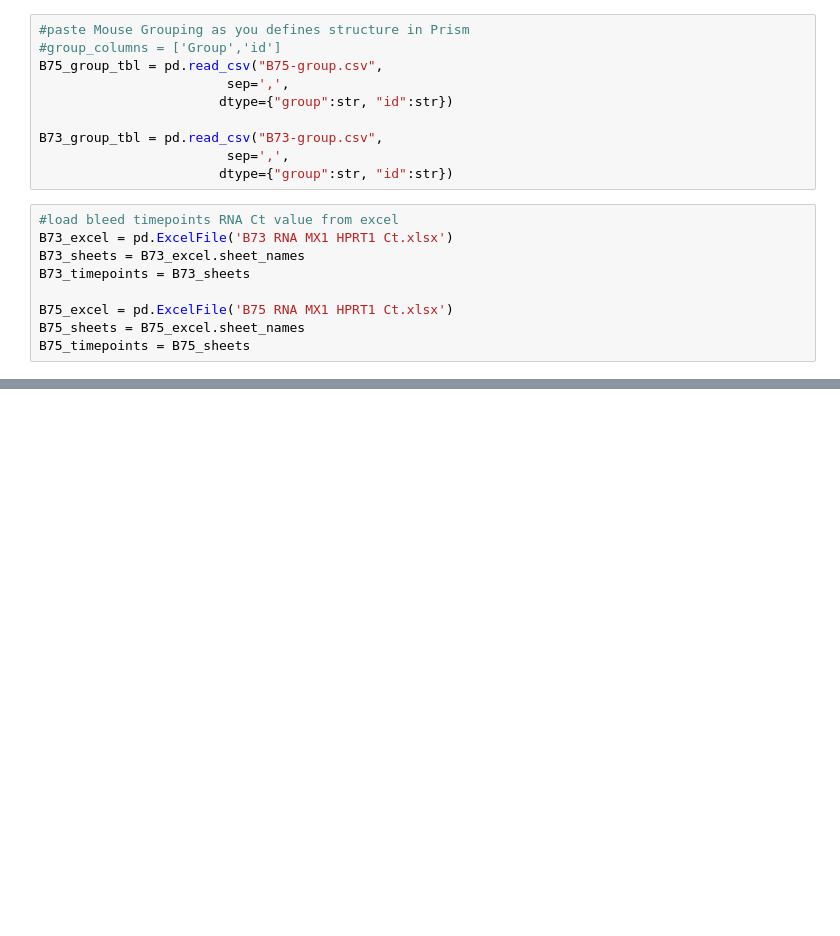
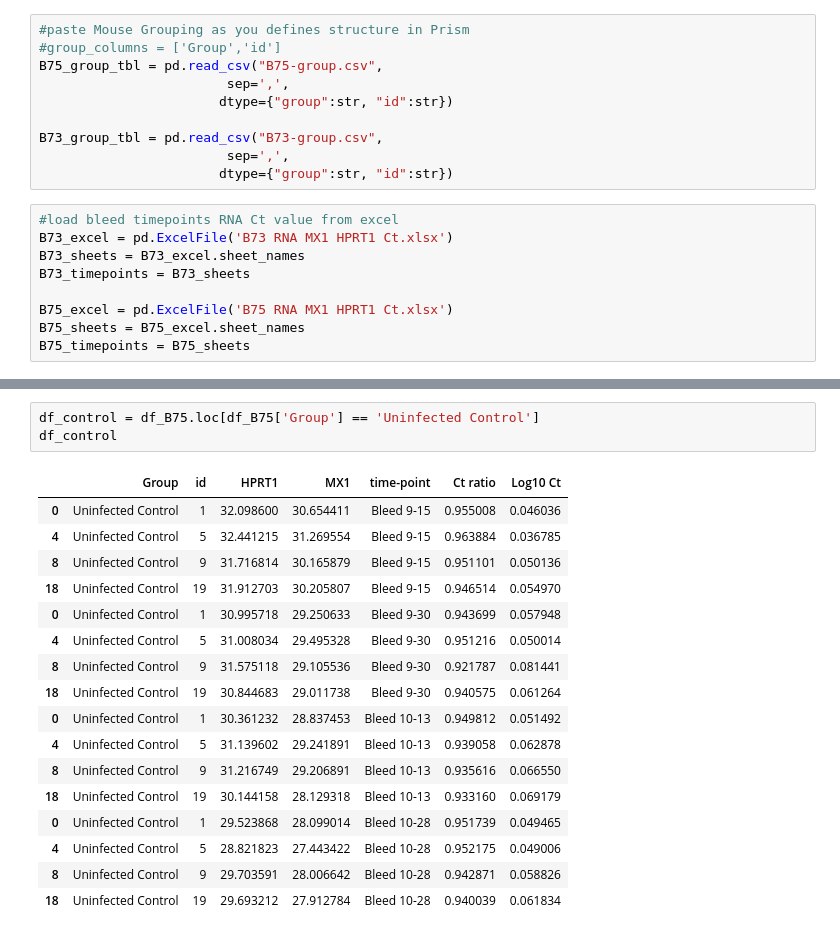
Before and after one commit to phamidko/codesnippets, a Jupyter notebook: B73-B75_RNA.ipynb, the cells around one changed output, grey strips where cells are left out. Drawn from its saved outputs; the diff is of its cells as text; blank space fills up the shorter version.

```diff
--- a/B73-B75_RNA.ipynb
+++ b/B73-B75_RNA.ipynb
@@ -237,0 +117,21 @@ plt.show()
+# %%
+df_control = df_B75.loc[df_B75['Group'] == 'Uninfected Control']
+df_control
+# %% [output]
+|  | Group | id | HPRT1 | MX1 | time-point | Ct ratio | Log10 Ct |
+| 0 | Uninfected Control | 1 | 32.098600 | 30.654411 | Bleed 9-15 | 0.955008 | 0.046036 |
+| 4 | Uninfected Control | 5 | 32.441215 | 31.269554 | Bleed 9-15 | 0.963884 | 0.036785 |
+| 8 | Uninfected Control | 9 | 31.716814 | 30.165879 | Bleed 9-15 | 0.951101 | 0.050136 |
+| 18 | Uninfected Control | 19 | 31.912703 | 30.205807 | Bleed 9-15 | 0.946514 | 0.054970 |
+| 0 | Uninfected Control | 1 | 30.995718 | 29.250633 | Bleed 9-30 | 0.943699 | 0.057948 |
+| 4 | Uninfected Control | 5 | 31.008034 | 29.495328 | Bleed 9-30 | 0.951216 | 0.050014 |
+| 8 | Uninfected Control | 9 | 31.575118 | 29.105536 | Bleed 9-30 | 0.921787 | 0.081441 |
+| 18 | Uninfected Control | 19 | 30.844683 | 29.011738 | Bleed 9-30 | 0.940575 | 0.061264 |
+| 0 | Uninfected Control | 1 | 30.361232 | 28.837453 | Bleed 10-13 | 0.949812 | 0.051492 |
+| 4 | Uninfected Control | 5 | 31.139602 | 29.241891 | Bleed 10-13 | 0.939058 | 0.062878 |
+| 8 | Uninfected Control | 9 | 31.216749 | 29.206891 | Bleed 10-13 | 0.935616 | 0.066550 |
+| 18 | Uninfected Control | 19 | 30.144158 | 28.129318 | Bleed 10-13 | 0.933160 | 0.069179 |
+| 0 | Uninfected Control | 1 | 29.523868 | 28.099014 | Bleed 10-28 | 0.951739 | 0.049465 |
+| 4 | Uninfected Control | 5 | 28.821823 | 27.443422 | Bleed 10-28 | 0.952175 | 0.049006 |
+| 8 | Uninfected Control | 9 | 29.703591 | 28.006642 | Bleed 10-28 | 0.942871 | 0.058826 |
+| 18 | Uninfected Control | 19 | 29.693212 | 27.912784 | Bleed 10-28 | 0.940039 | 0.061834 |
```
Also changed, not shown: parts of 8 cells of this notebook, 4 other files.
